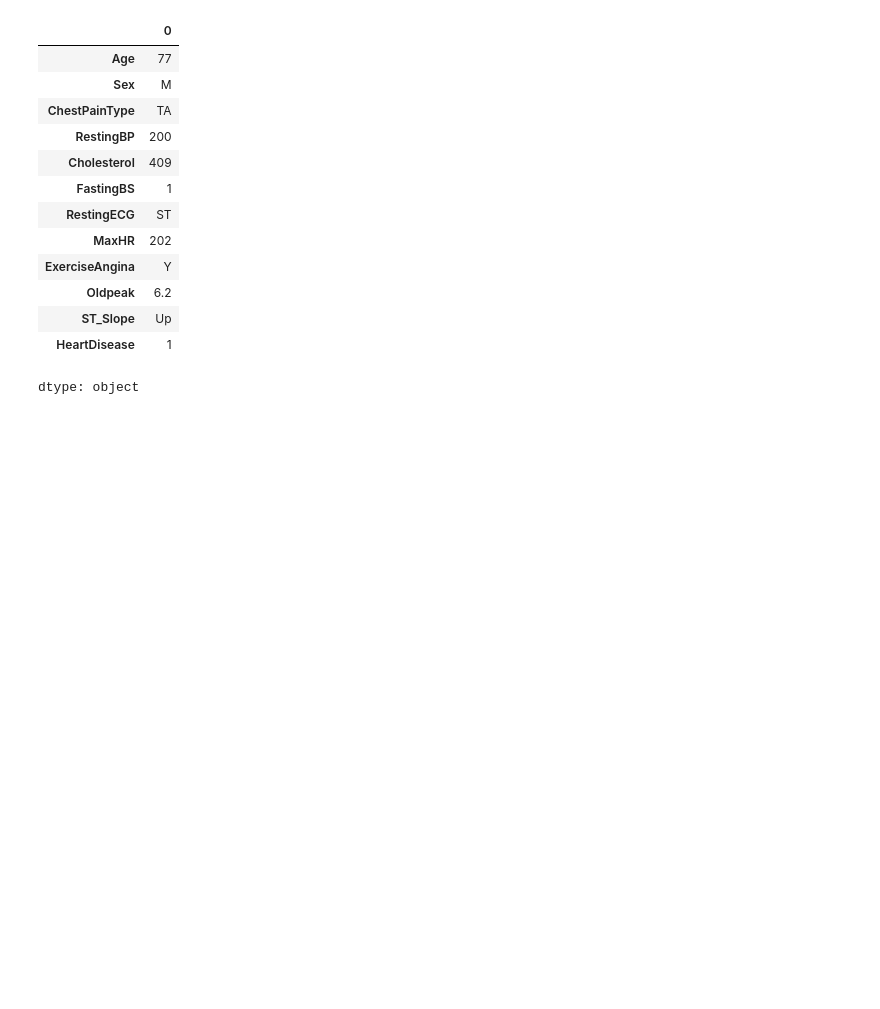
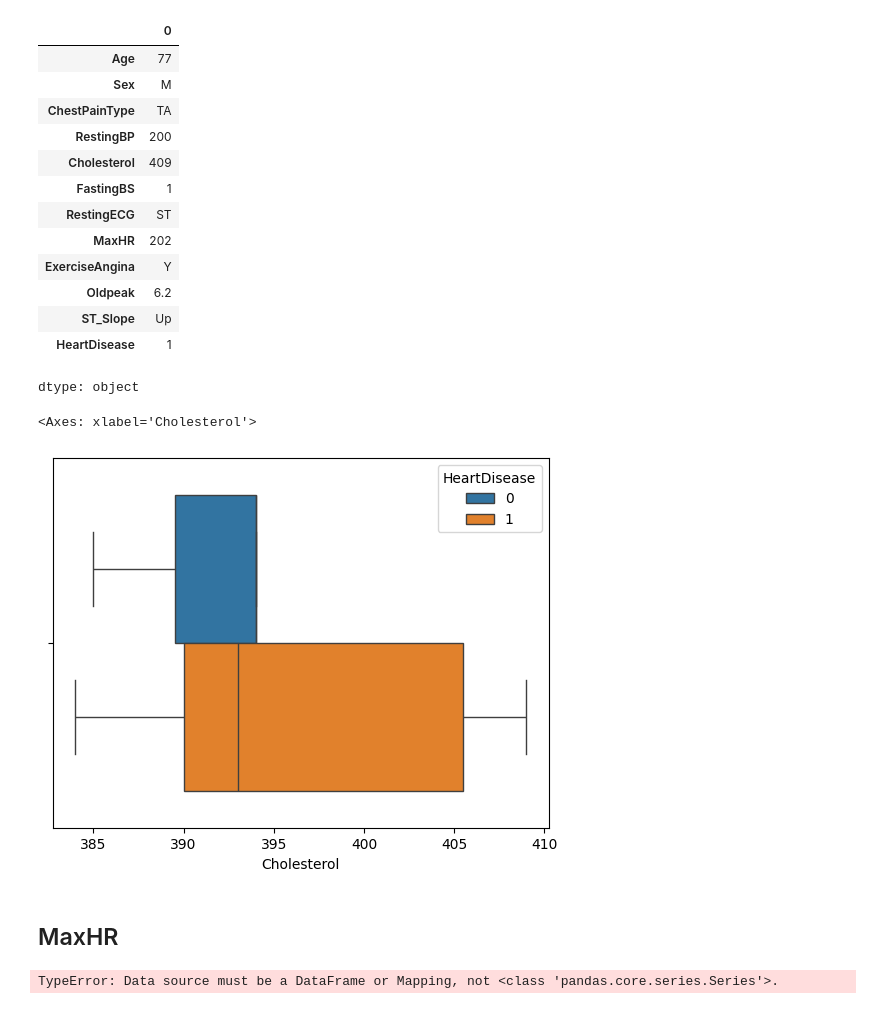
Before and after one commit to ChickenMan-1080/ML-Practice, a Jupyter notebook: ML-Heart/main.ipynb, the cells around one changed output. Drawn from its saved outputs; the diff is of its cells as text; code cells hidden in the pictures; blank space fills up the shorter version.

Commit message:
feat: Data visualization Cholesterol but unexpected result

```diff
--- a/ML-Heart/main.ipynb
+++ b/ML-Heart/main.ipynb
@@ -245,3 +245,14 @@ df_drop_outliers.max()
 | ST_Slope | Up |
 | HeartDisease | 1 |
 dtype: object
+# %%
+sns.boxplot(df_drop_outliers[(df_drop_outliers['Cholesterol'] > Q3_Cholesterol + (1.5 * IQR_Cholesterol)) & (df_drop_outliers['Cholesterol'] < 450)],x='Cholesterol',hue='HeartDisease')
+# %% [output]
+<Axes: xlabel='Cholesterol'>
+[figure, added]
+# %% [markdown]
+## MaxHR
+# %%
+sns.boxplot(df['MaxHR'],x='MaxHR',hue='HeartDisease')
+# %% [output]
+TypeError: Data source must be a DataFrame or Mapping, not <class 'pandas.core.series.Series'>.
```
